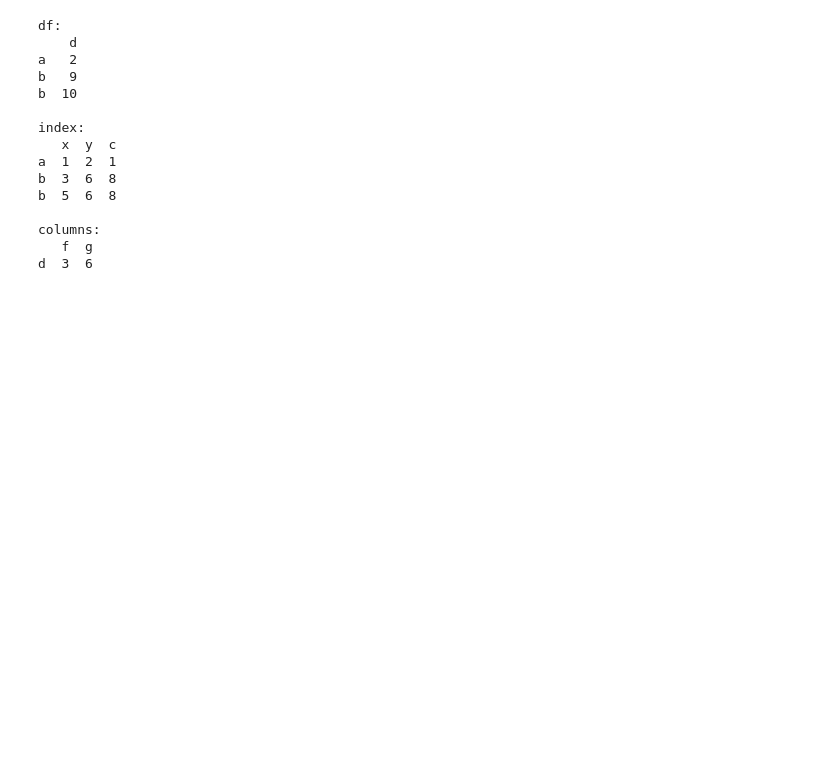
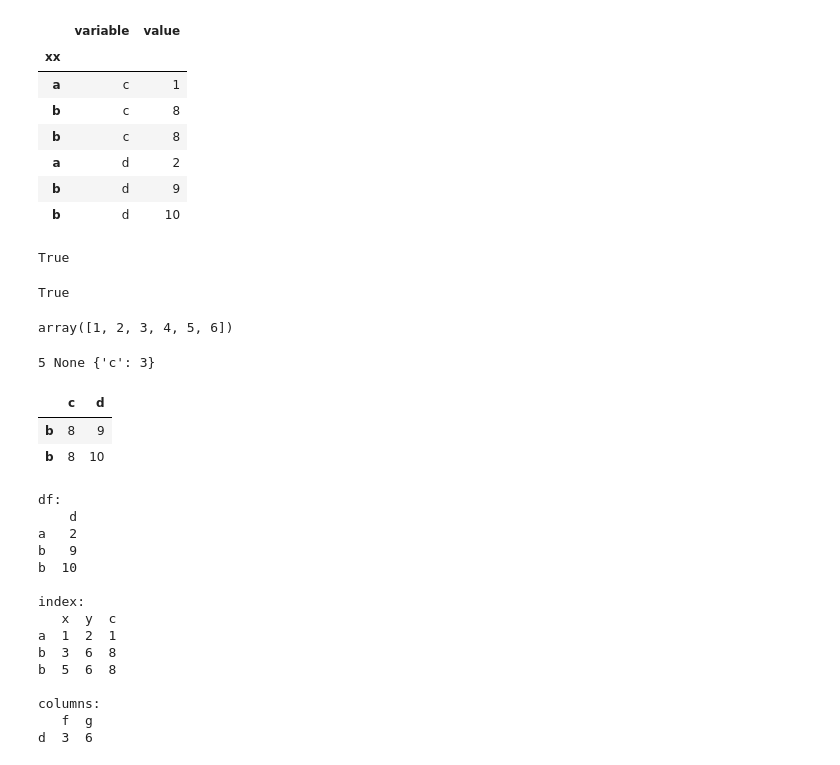
Before and after one commit to frlender/muldataframe, a Jupyter notebook: xplMulDataFrame.ipynb, the cells around one changed output. Drawn from its saved outputs; the diff is of its cells as text; code cells hidden in the pictures; blank space fills up the shorter version.

```diff
--- a/xplMulDataFrame.ipynb
+++ b/xplMulDataFrame.ipynb
@@ -16,3 +16,35 @@ columns = pd.DataFrame([[5,7],[3,6]],
                      columns=['f','g'])
 md = MulDataFrame([[1,2],[8,9],[8,10]],index=index,
                   columns=columns)
+# %%
+df = md.df
+# %%
+df.index.name = 'xx'
+# %%
+lf = df.melt(value_vars=['c','d'],ignore_index=False)
+# %%
+lf
+# %% [output]
+|  | variable | value |
+| xx |  |  |
+| a | c | 1 |
+| b | c | 8 |
+| b | c | 8 |
+| a | d | 2 |
+| b | d | 9 |
+| b | d | 10 |
+# %%
+x = True
+x is True
+# %% [output]
+True
+# %%
+x = 5
+hasattr(md,'__pandas_priority__')
+# %% [output]
+True
+# %%
+x = np.array([[1,2],[3,4],[5,6]])
+np.ravel(x)
+# %% [output]
+array([1, 2, 3, 4, 5, 6])
@@ -19,3 +54,13 @@ md = MulDataFrame([[1,2],[8,9],[8,10]],index=index,
+# %%
+abc(5,c=3)
+# %% [output]
+5 None {'c': 3}
+# %%
+df.query('index == "b"')
+# %% [output]
+|  | c | d |
+| b | 8 | 9 |
+| b | 8 | 10 |
 # %%
 md.set_index('c',drop=True)
 # %% [output]
```
Also changed, not shown: parts of 9 cells of this notebook, 11 other files.
